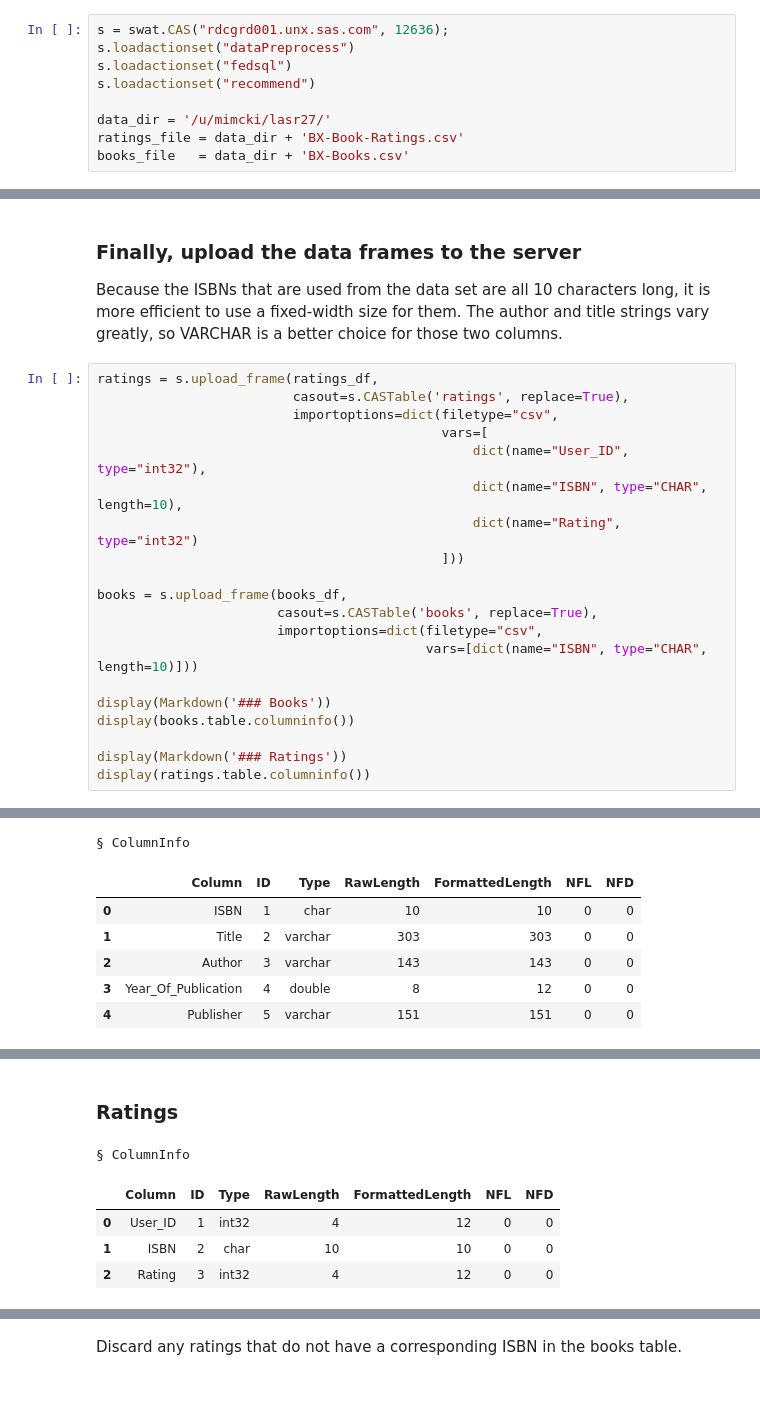
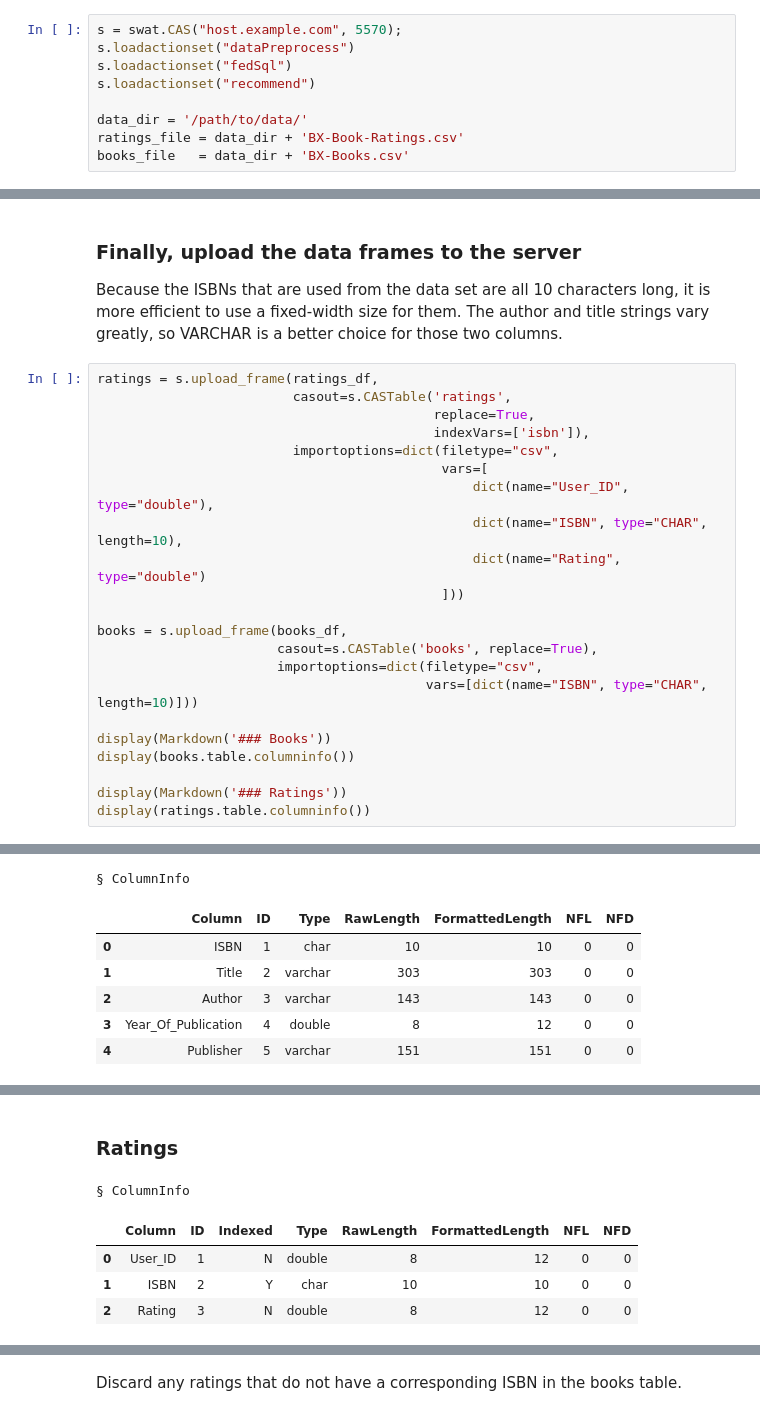
Before and after one commit to sassoftware/sas-viya-programming, a Jupyter notebook: recommend/bx_recommender.ipynb, the cells around one changed output, grey strips where cells are left out. Drawn from its saved outputs; the diff is of its cells as text.

```diff
--- a/recommend/bx_recommender.ipynb
+++ b/recommend/bx_recommender.ipynb
@@ -37,12 +43,12 @@ from io import StringIO
 # %% [markdown]
 ### Connect to CAS and start a session<a name="initial_connect"/>
 # %%
-s = swat.CAS("rdcgrd001.unx.sas.com", 12636);
+s = swat.CAS("host.example.com", 5570);
 s.loadactionset("dataPreprocess")
-s.loadactionset("fedsql")
+s.loadactionset("fedSql")
 s.loadactionset("recommend")
 
-data_dir = '/u/mimcki/lasr27/'
+data_dir = '/path/to/data/'
 ratings_file = data_dir + 'BX-Book-Ratings.csv'
 books_file   = data_dir + 'BX-Books.csv'
 # %% [output]
@@ -112,12 +118,14 @@ efficient to use a fixed-width size for them. The author and title strings vary
 VARCHAR is a better choice for those two columns.
 # %%
 ratings = s.upload_frame(ratings_df,
-                         casout=s.CASTable('ratings', replace=True),
+                         casout=s.CASTable('ratings',
+                                           replace=True,
+                                           indexVars=['isbn']),
                          importoptions=dict(filetype="csv",
                                             vars=[
-                                                dict(name="User_ID", type="int32"),
+                                                dict(name="User_ID", type="double"),
                                                 dict(name="ISBN", type="CHAR", length=10),
-                                                dict(name="Rating", type="int32")
+                                                dict(name="Rating", type="double")
                                             ]))
 
 books = s.upload_frame(books_df,
@@ -147,6 +155,6 @@ elapsed 0.0527s · user 0.227s · sys 0.627s · mem 49.7MB
 ### Ratings
 § ColumnInfo
-|  | Column | ID | Type | RawLength | FormattedLength | NFL | NFD |
-| 0 | User_ID | 1 | int32 | 4 | 12 | 0 | 0 |
-| 1 | ISBN | 2 | char | 10 | 10 | 0 | 0 |
-| 2 | Rating | 3 | int32 | 4 | 12 | 0 | 0 |
+|  | Column | ID | Indexed | Type | RawLength | FormattedLength | NFL | NFD |
+| 0 | User_ID | 1 | N | double | 8 | 12 | 0 | 0 |
+| 1 | ISBN | 2 | Y | char | 10 | 10 | 0 | 0 |
+| 2 | Rating | 3 | N | double | 8 | 12 | 0 | 0 |
```
Also changed, not shown: parts of 36 cells of this notebook.
